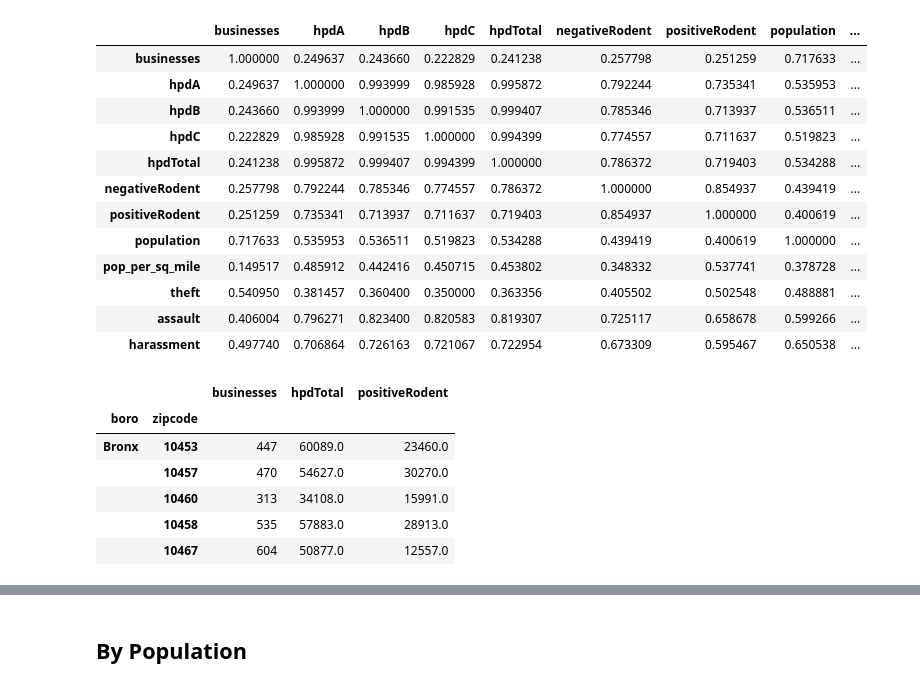
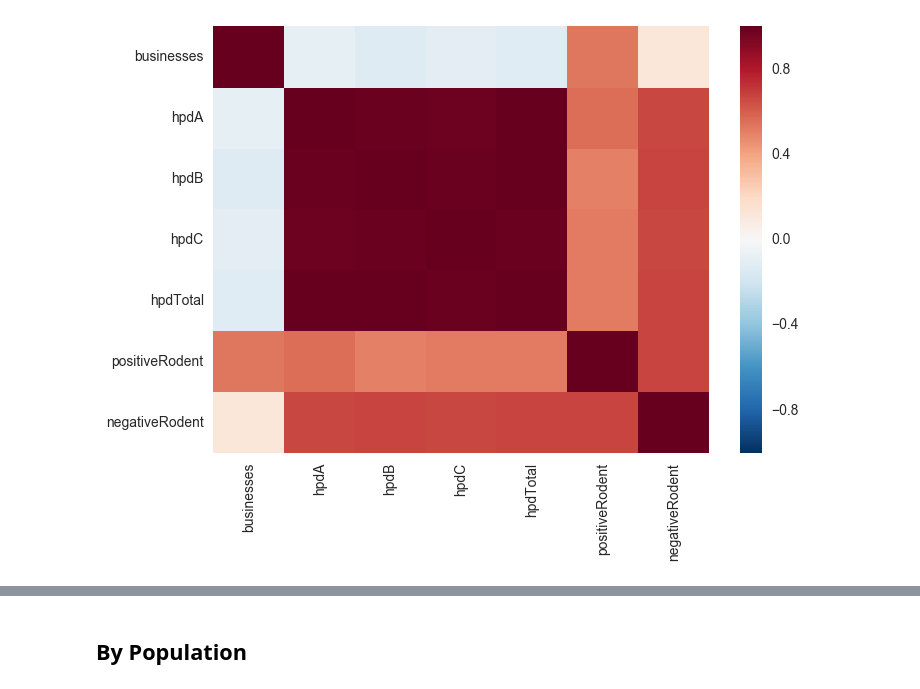
Before and after one commit to HoodPanther/crimeproject, a Jupyter notebook: ProjectAnalysis.ipynb, the cells around one changed output, grey strips where cells are left out. Saved outputs shown, nothing was run; the diff lists cells and outputs as text; code cells hidden in the pictures.

```diff
--- a/ProjectAnalysis.ipynb
+++ b/ProjectAnalysis.ipynb
@@ -19,35 +12,20 @@ df.head()
 # %%
 # Scale the dataset and compute the correlation matrix
 
-selected_col = ['cafe', 'pawn', 'debt', 'cig', 'total_select_bus', 'total', 'violation', 'misdemeanor', 'felony']
-df1 = df.drop(selected_col, axis=1).dropna()
+selected_cols = ['businesses', 'hpdA', 'hpdB', 'hpdC','hpdTotal', 'positiveRodent', 'negativeRodent', 'population']
+df1 = df[selected_cols].dropna()
+
+for col in selected_cols:
+    df1[col] = df1[col] / df1['population']
+
+del df1['population']
 df1_scaled = preprocessing.scale(df1)
 df1_new = pd.DataFrame(data=df1_scaled, columns = df1.columns)
-cor_matrix = df1_new.corr()
-cor_matrix
+corr = df1_new.corr()
+corr.to_csv('corr.csv')
-# %% [output]
-|  | businesses | hpdA | hpdB | hpdC | hpdTotal | negativeRodent | positiveRodent | population | ... |
-| businesses | 1.000000 | 0.249637 | 0.243660 | 0.222829 | 0.241238 | 0.257798 | 0.251259 | 0.717633 | ... |
-| hpdA | 0.249637 | 1.000000 | 0.993999 | 0.985928 | 0.995872 | 0.792244 | 0.735341 | 0.535953 | ... |
-| hpdB | 0.243660 | 0.993999 | 1.000000 | 0.991535 | 0.999407 | 0.785346 | 0.713937 | 0.536511 | ... |
-| hpdC | 0.222829 | 0.985928 | 0.991535 | 1.000000 | 0.994399 | 0.774557 | 0.711637 | 0.519823 | ... |
-| hpdTotal | 0.241238 | 0.995872 | 0.999407 | 0.994399 | 1.000000 | 0.786372 | 0.719403 | 0.534288 | ... |
-| negativeRodent | 0.257798 | 0.792244 | 0.785346 | 0.774557 | 0.786372 | 1.000000 | 0.854937 | 0.439419 | ... |
-| positiveRodent | 0.251259 | 0.735341 | 0.713937 | 0.711637 | 0.719403 | 0.854937 | 1.000000 | 0.400619 | ... |
-| population | 0.717633 | 0.535953 | 0.536511 | 0.519823 | 0.534288 | 0.439419 | 0.400619 | 1.000000 | ... |
-| pop_per_sq_mile | 0.149517 | 0.485912 | 0.442416 | 0.450715 | 0.453802 | 0.348332 | 0.537741 | 0.378728 | ... |
-| theft | 0.540950 | 0.381457 | 0.360400 | 0.350000 | 0.363356 | 0.405502 | 0.502548 | 0.488881 | ... |
-| assault | 0.406004 | 0.796271 | 0.823400 | 0.820583 | 0.819307 | 0.725117 | 0.658678 | 0.599266 | ... |
-| harassment | 0.497740 | 0.706864 | 0.726163 | 0.721067 | 0.722954 | 0.673309 | 0.595467 | 0.650538 | ... |
-# %%
-cols = ['hpdA', 'hpdB', 'hpdC', 'negativeRodent', 'population', 'pop_per_sq_mile', 'theft', 'assault', 'harassment']
-df_scatterplot = df1.drop(cols, axis=1)
-df_scatterplot.head()
-# %% [output]
-|  |  | businesses | hpdTotal | positiveRodent |
-| boro | zipcode |  |  |  |
-| Bronx | 10453 | 447 | 60089.0 | 23460.0 |
-|  | 10457 | 470 | 54627.0 | 30270.0 |
-|  | 10460 | 313 | 34108.0 | 15991.0 |
-|  | 10458 | 535 | 57883.0 | 28913.0 |
-|  | 10467 | 604 | 50877.0 | 12557.0 |
+# %%
+sns.set()
+sns.heatmap(corr, xticklabels=corr.columns.values, yticklabels=corr.columns.values)
+plt.show()
+# %% [output]
+[figure, added]
```
Also changed, not shown: parts of 22 cells of this notebook.
